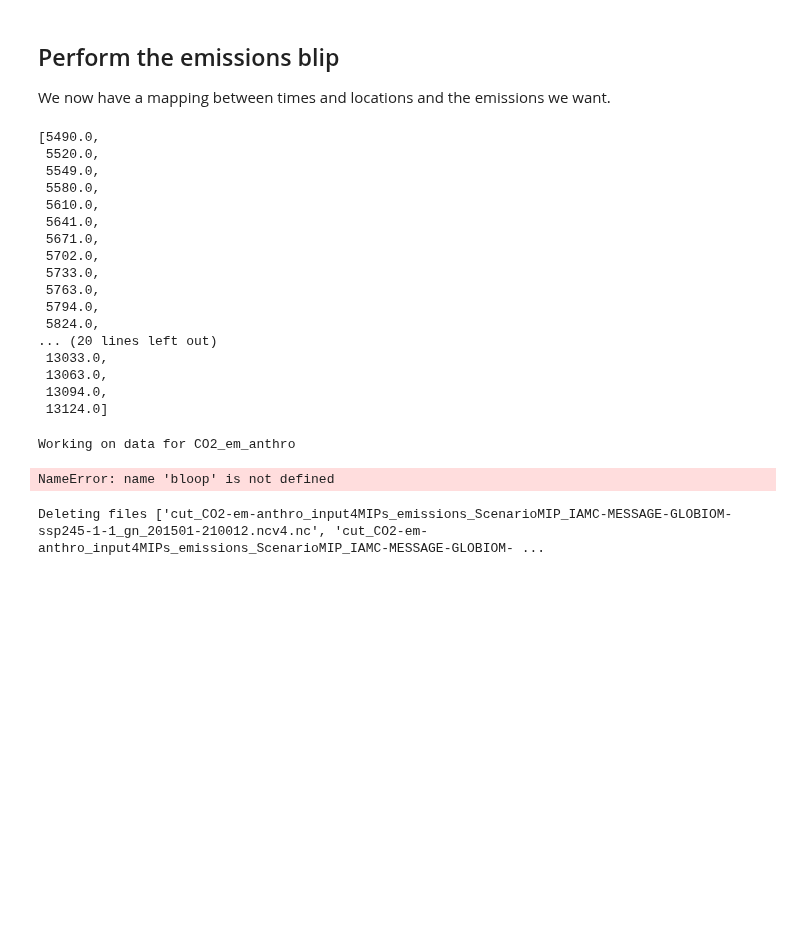
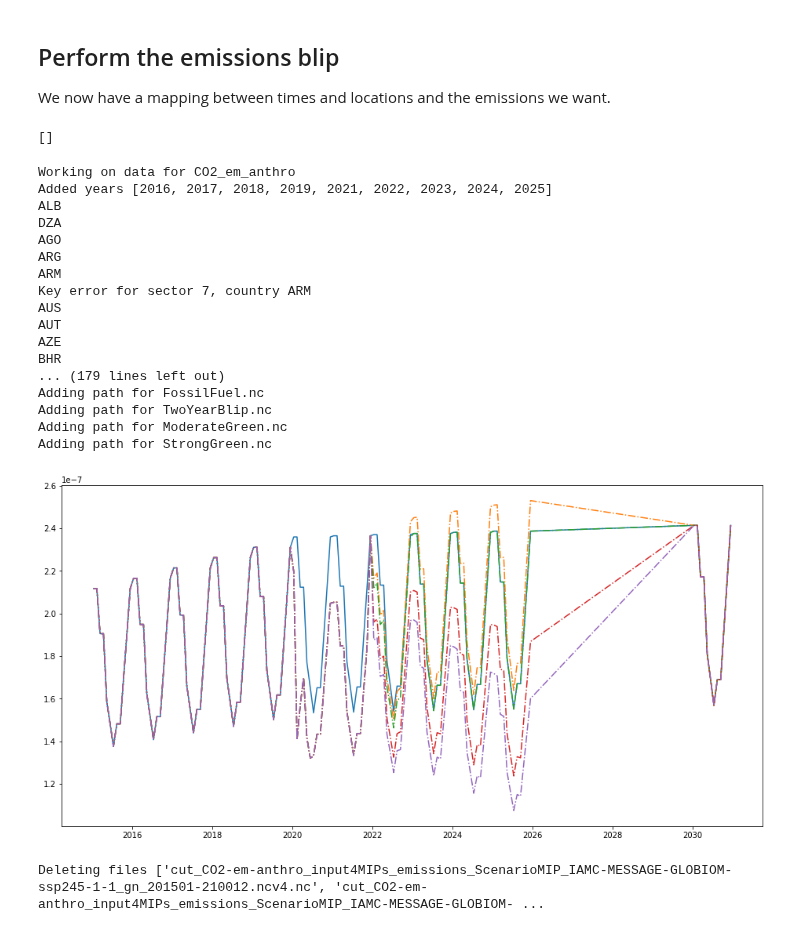
Before and after one commit to Rlamboll/modify_COVID19_netCDF_Emissions, a Jupyter notebook: calculations/calc_aerosols_emissions.ipynb, the cells around one changed output. Cells and saved outputs as stored; diff of their text form; code cells hidden in the pictures; blank space fills up the shorter version.

Commit message:
Restricted the endpoint of the CO2 data

```diff
--- a/calculations/calc_aerosols_emissions.ipynb
+++ b/calculations/calc_aerosols_emissions.ipynb
@@ -52,9 +58,11 @@ key_variables = [
 
 # We don't want data after 2050.
 tcutoff = convert_years_to_days(2030.99)
+tcutoff_2 = convert_years_to_days(2025.99)
 
 # We want to add timepoints in these years:
 years_to_add = [2016, 2017, 2018, 2019, 2021, 2022, 2023, 2024, 2025]
+years_to_add_after_mod = []
 # %%
 # More inputs for the path modification
 # Sea modification factors are derived from this file:
@@ -73,7 +81,7 @@ path_var_names = ["co2_fossil(GtC/year)"]
 
 pathway_files = [mod_input_ff, mod_input_2yr, mod_input_mg, mod_input_sg]
 
-modify_range = np.arange(2022, 2051.01)
+modify_range = np.arange(2022, 2026.1)
 # %%
 assert len(files_to_blip) == len(key_variables) # check input
 # %% [markdown]
@@ -338,29 +346,8 @@ make_day_into_year( 365 * 6 + 2)
 We now have a mapping between times and locations and the emissions we want.
 # %%
 all_valid_countries = [c for c in all_countries if c in country_coord_dict.keys()]
-monthly_range = [
-    date for date in nox_0.variables["time"][:] if (date >= convert_years_to_days(min(modify_range)))
-    and (date < convert_years_to_days(max(modify_range)))
-]
-monthly_range
 # %% [output]
-[5490.0,
- 5520.0,
- 5549.0,
- 5580.0,
- 5610.0,
- 5641.0,
- 5671.0,
- 5702.0,
- 5733.0,
- 5763.0,
- 5794.0,
- 5824.0,
-... (20 lines left out)
- 13033.0,
- 13063.0,
- 13094.0,
- 13124.0]
+[]
 # %%
 nox_0.close()
 varrate_timeinds = [ind for ind in blip_factors_av.columns if ind < flatrate_start]
@@ -389,6 +376,10 @@ for fileind in range(len(files_to_blip)):
     data = copy_netcdf_file(
         cut_str + file + scenario_string, output_folder, output_folder, scenario_string=working_string, compress=False
     )
+    monthly_range = [
+        date for date in data.variables["time"][:] if (date >= convert_years_to_days(min(modify_range)))
+        and (date < convert_years_to_days(max(modify_range)))
+    ]
     output = data.variables[key_variables[fileind]][:, :, :, :]
     plt.figure(figsize=(16, 8))
     plt.plot(data.variables["time"][:]/365 + 2015, output[2, :, 262, 605])
@@ -434,37 +425,55 @@ for fileind in range(len(files_to_blip)):
             except KeyError as e:
                 print("Key error for sector {}, country {}".format(sector, country))
     data.variables[key_variables[fileind]][:, :, :, :] = output
     for year in years_to_add_after_mod:
         insert_year_of_data(year, data)
 
     data.close()
     for pathind in range(len(pathway_files)):
         path_file = pathway_files[pathind]
         path_string = path_file.split("_")[0] + ".nc"
         print("Adding path for {}".format(path_string))
         data = copy_netcdf_file(
-            cut_str + file + scenario_string + working_string, output_folder, output_folder, "_", remove_string=working_string
+            cut_str + file + scenario_string + working_string,
+            output_folder, output_folder, "_", remove_string=working_string
         )
         output = data.variables[key_variables[fileind]][:, :, :, :]
         path_df = pd.read_excel(mod_input_folder + path_file, header=0, index_col=1, sheet_name="Emissions")
         for time in monthly_range:
             timeind = np.where(data.variables["time"][:] == time)
             time_factor = (path_df[path_var_names[0]].loc[make_day_into_year(time)]) / (
                 baseline[path_var_names[0]].loc[make_day_into_year(time)]
             )
             output[:, timeind, ...] = (output[:, timeind, :]) * time_factor
         plt.plot(
             data.variables["time"][:]/365 + 2015, output[2, :, 262, 605], linestyle ="-."
         )
         data.variables[key_variables[fileind]][:, :, :, :] = output
         data.close()
-        data = copy_netcdf_file(
-            cut_str + file + scenario_string + "_", output_folder, output_folder, scenario_string=path_string, compress=True
+        data = cutoff_netcdf_time(
+            output_folder, output_folder, cut_str + file + scenario_string + "_", tcutoff=tcutoff_2,
+            scenario_string=path_string, compress=True
         )
         data.close()
 # %% [output]
 Working on data for CO2_em_anthro
+Added years [2016, 2017, 2018, 2019, 2021, 2022, 2023, 2024, 2025]
+ALB
+DZA
+AGO
+ARG
+ARM
+Key error for sector 7, country ARM
+AUS
+AUT
+AZE
+BHR
+... (179 lines left out)
+Adding path for FossilFuel.nc
+Adding path for TwoYearBlip.nc
+Adding path for ModerateGreen.nc
+Adding path for StrongGreen.nc
-NameError: name 'bloop' is not defined
+[figure, added]
 # %%
 # This function will delete the files we don't want
 cleanup_files(output_folder, working_string, scenario_string)
```
Also changed, not shown: parts of 19 cells of this notebook.
